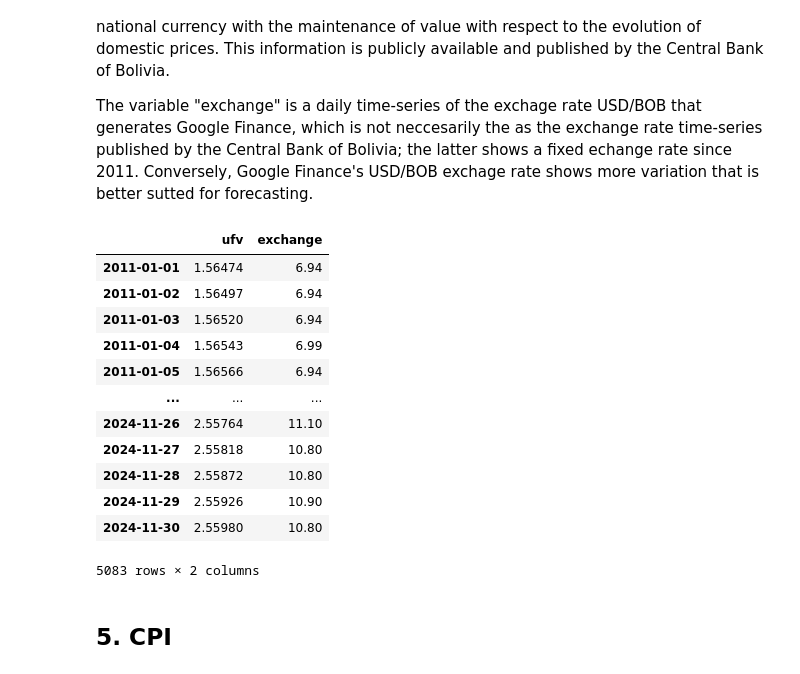
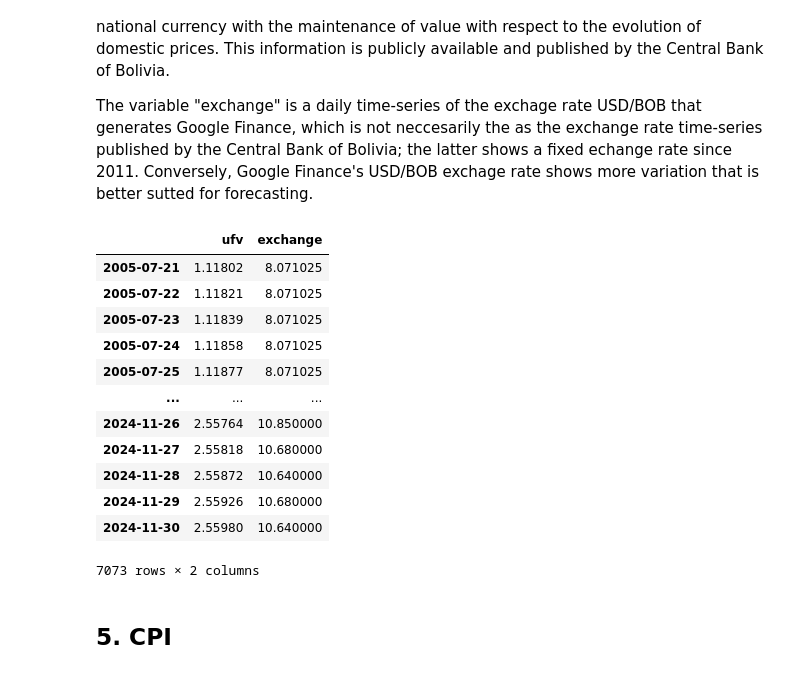
Before and after one commit to osmarbolivar/High-Freq-Inflation-Forecast-2SML, a Jupyter notebook: Data_preprocess.ipynb, the cells around one changed output. Drawn from its saved outputs; the diff is of its cells as text; code cells hidden in the pictures.

```diff
--- a/Data_preprocess.ipynb
+++ b/Data_preprocess.ipynb
@@ -512,24 +512,23 @@ The Housing Development Unit (UFV) is a daily index, calculated based on inflati
 The variable "exchange" is a daily time-series of the exchage rate USD/BOB that generates Google Finance, which is not neccesarily the as the exchange rate time-series published by the Central Bank of Bolivia; the latter shows a fixed echange rate since 2011. Conversely, Google Finance's USD/BOB exchage rate shows more variation that is better sutted for forecasting.
 # %%
 UFVFX_daily = pd.read_excel('./Data/UFV_FX_diario.xlsx', index_col=0)
-UFVFX_daily = UFVFX_daily.loc['2011-01-01':'2024-11-30', ['ufv', 'dolarbo_comp']]
+UFVFX_daily = UFVFX_daily.loc['2005-07-21':'2024-11-30', ['ufv', 'exchange']]
 UFVFX_daily.interpolate(method='linear', limit_direction="both", inplace=True)
-UFVFX_daily.rename(columns={'dolarbo_comp': 'exchange'}, inplace=True)
 UFVFX_daily
 # %% [output]
 |  | ufv | exchange |
-| 2011-01-01 | 1.56474 | 6.94 |
-| 2011-01-02 | 1.56497 | 6.94 |
-| 2011-01-03 | 1.56520 | 6.94 |
-| 2011-01-04 | 1.56543 | 6.99 |
-| 2011-01-05 | 1.56566 | 6.94 |
+| 2005-07-21 | 1.11802 | 8.071025 |
+| 2005-07-22 | 1.11821 | 8.071025 |
+| 2005-07-23 | 1.11839 | 8.071025 |
+| 2005-07-24 | 1.11858 | 8.071025 |
+| 2005-07-25 | 1.11877 | 8.071025 |
 | ... | ... | ... |
-| 2024-11-26 | 2.55764 | 11.10 |
-| 2024-11-27 | 2.55818 | 10.80 |
-| 2024-11-28 | 2.55872 | 10.80 |
-| 2024-11-29 | 2.55926 | 10.90 |
-| 2024-11-30 | 2.55980 | 10.80 |
+| 2024-11-26 | 2.55764 | 10.850000 |
+| 2024-11-27 | 2.55818 | 10.680000 |
+| 2024-11-28 | 2.55872 | 10.640000 |
+| 2024-11-29 | 2.55926 | 10.680000 |
+| 2024-11-30 | 2.55980 | 10.640000 |
-5083 rows × 2 columns
+7073 rows × 2 columns
 # %%
 UFVFX_monthly = UFVFX_daily.copy().resample('M').mean()
 UFVFX_weekly = UFVFX_daily.copy().resample('W').mean()
```
Also changed, not shown: parts of 12 cells of this notebook, 6 other files.
